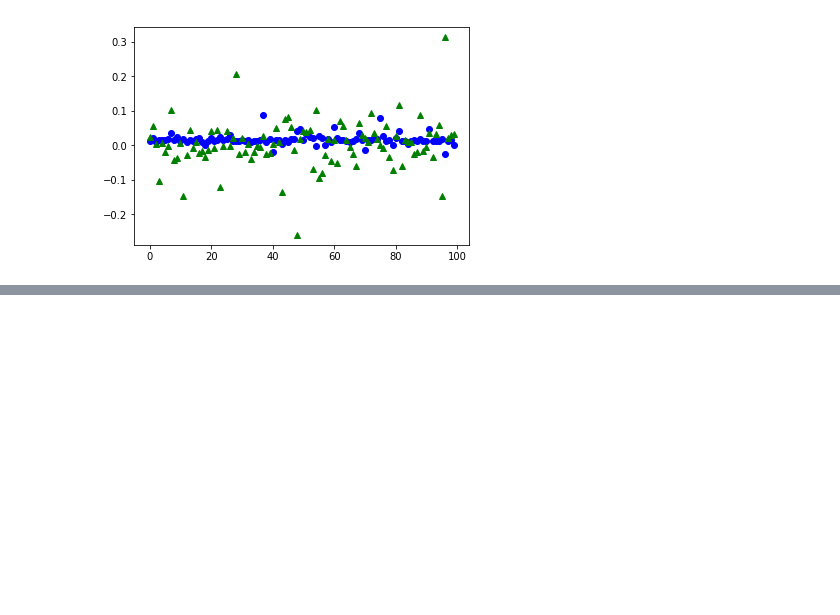
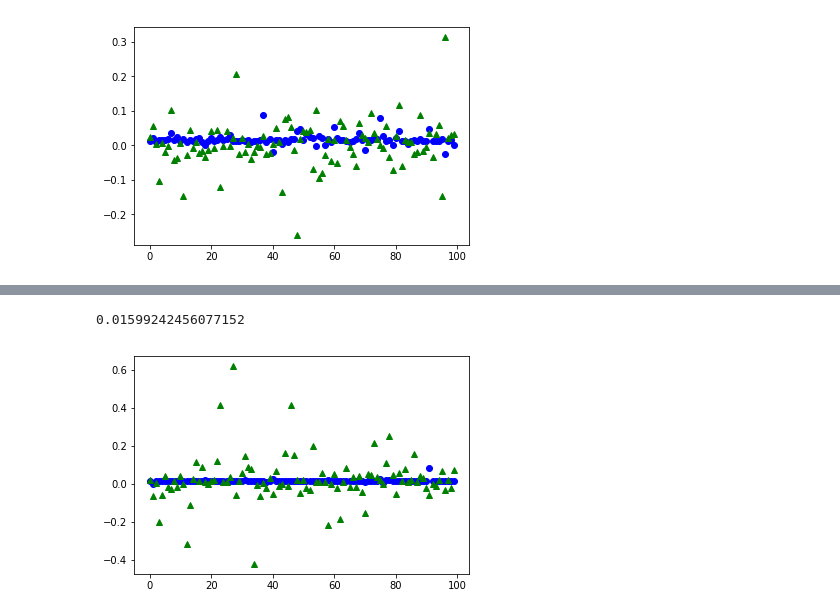
Before and after one commit to tiandiao123/deep_learning, a Jupyter notebook: zillow_price_project/Final Project.ipynb, the cells around one changed output, grey strips where cells are left out. Saved outputs shown, nothing was run; the diff lists cells and outputs as text; code cells hidden in the pictures; blank space fills up the shorter version.

```diff
--- a/zillow_price_project/Final Project.ipynb
+++ b/zillow_price_project/Final Project.ipynb
@@ -204,0 +315,6 @@ plt.show()
+# %%
+# Now we found that even we consider those features who have largest variance, we cannot get better result
+# so we can add more features which have largest absolute covariace with logerror
+nodes.sort(key=lambda x: abs(x.value), reverse = True)
+for node in nodes:
+    print("{} : {}".format(node.col_name, node.value))
@@ -204,0 +339,9 @@ plt.show()
+# %%
+select_columns_features = []
+index = 0
+for node in nodes:
+    if index <= 18:
+        select_columns_features.append(node.col_name)
+    index += 1
+
+select_columns_features
@@ -204,0 +368,9 @@ plt.show()
+# %%
+train_data_df = train_df[select_columns_features]
+y_train = train_y[int(len(train_df)*0.1): len(train_df)]
+X_train = train_data_df[int(len(train_df)*0.1): len(train_df)]
+
+(test_df, test_y) = (train_data_df[0:int(len(train_df)*0.1)], train_y[0:int(len(train_df)*0.1)])
+y_test = test_y
+X_test = test_df
+train_data_df.head()
@@ -204,0 +384,3 @@ plt.show()
+# %%
+model = GradientBoostingRegressor(n_estimators = 10, learning_rate=0.01, max_depth=20, random_state=0, loss='ls')
+model.fit(X_train, y_train)
@@ -204,0 +397,11 @@ plt.show()
+# %%
+print(mean_squared_error(y_test, model.predict(X_test)))
+# %% [output]
+0.01599242456077152
+# %%
+y_test_predicts = model.predict(X_test)[100:200]
+plt.figure(1)
+plt.plot(np.arange(100), y_test_predicts, 'bo', np.arange(100), y_test[100:200], 'g^')
+plt.show()
+# %% [output]
+[figure, added]
```
Also changed, not shown: parts of 17 cells of this notebook.
